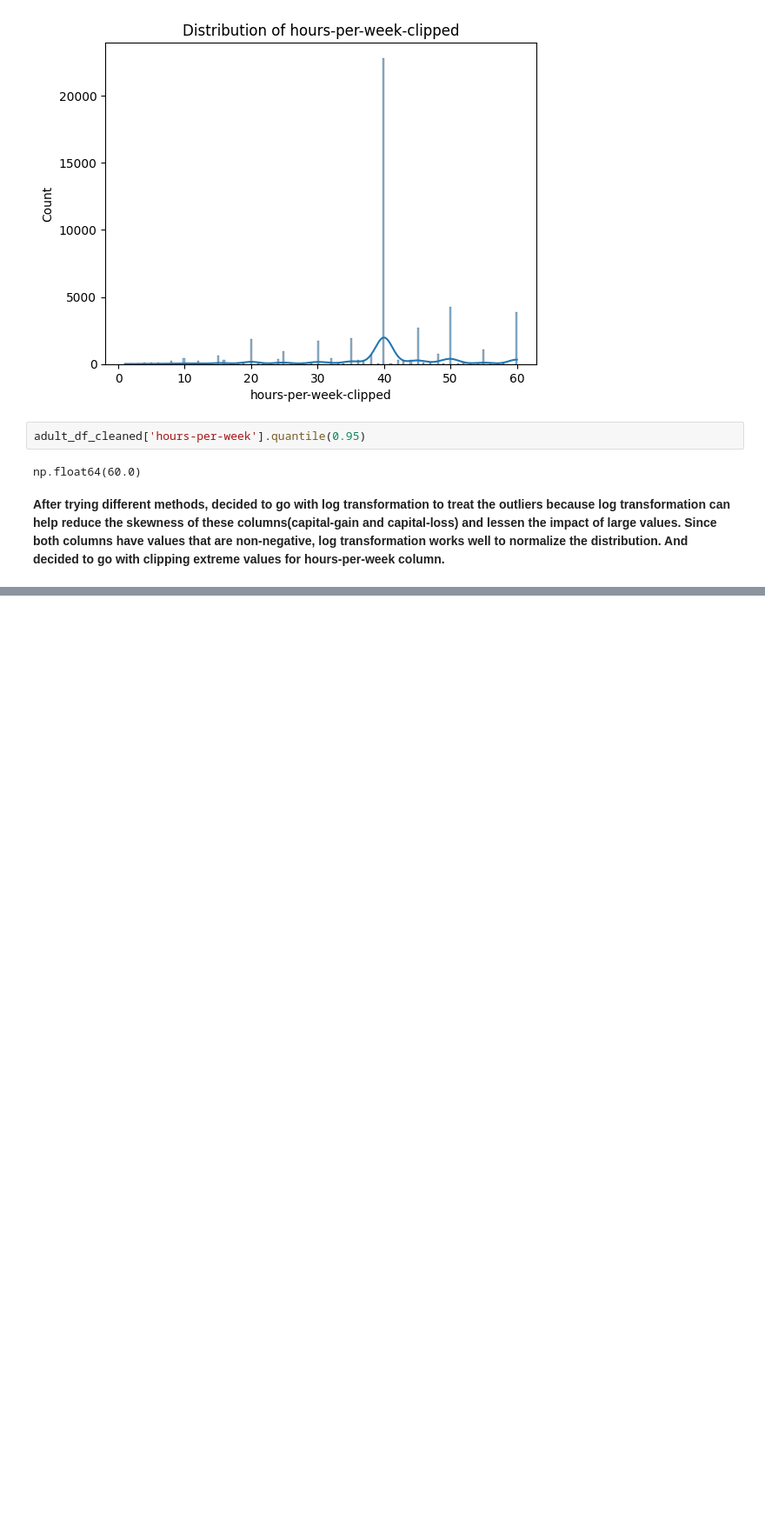
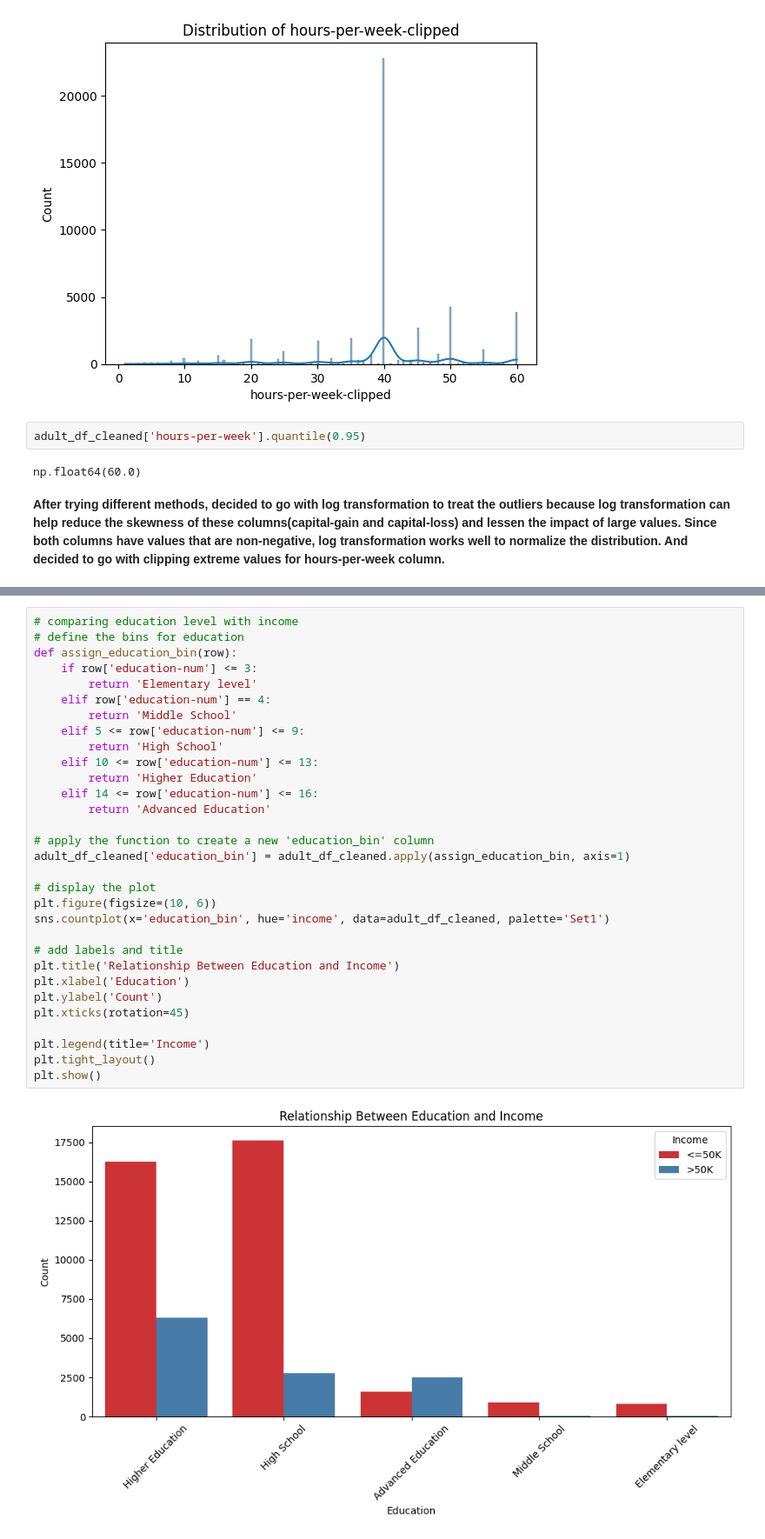
Before and after one commit to kmkri/ML_Assignments, a Jupyter notebook: ML_Assignments_Team2.ipynb, the cells around one changed output, grey strips where cells are left out. Shown at 87% size. Saved outputs shown, nothing was run; the diff lists cells and outputs as text; blank space fills up the shorter version.

```diff
--- a/ML_Assignments_Team2.ipynb
+++ b/ML_Assignments_Team2.ipynb
@@ -1142,0 +1177,33 @@ plt.show()
+# %%
+# comparing education level with income
+# define the bins for education
+def assign_education_bin(row):
+    if row['education-num'] <= 3:
+        return 'Elementary level'
+    elif row['education-num'] == 4:
+        return 'Middle School'
+    elif 5 <= row['education-num'] <= 9:
+        return 'High School'
+    elif 10 <= row['education-num'] <= 13:
+        return 'Higher Education'
+    elif 14 <= row['education-num'] <= 16:
+        return 'Advanced Education'
+
+# apply the function to create a new 'education_bin' column
+adult_df_cleaned['education_bin'] = adult_df_cleaned.apply(assign_education_bin, axis=1)
+
+# display the plot
+plt.figure(figsize=(10, 6))
+sns.countplot(x='education_bin', hue='income', data=adult_df_cleaned, palette='Set1')
+
+# add labels and title
+plt.title('Relationship Between Education and Income')
+plt.xlabel('Education')
+plt.ylabel('Count')
+plt.xticks(rotation=45)
+
+plt.legend(title='Income')
+plt.tight_layout()
+plt.show()
+# %% [output]
+[figure, added]
```
Also changed, not shown: parts of 64 cells of this notebook.
